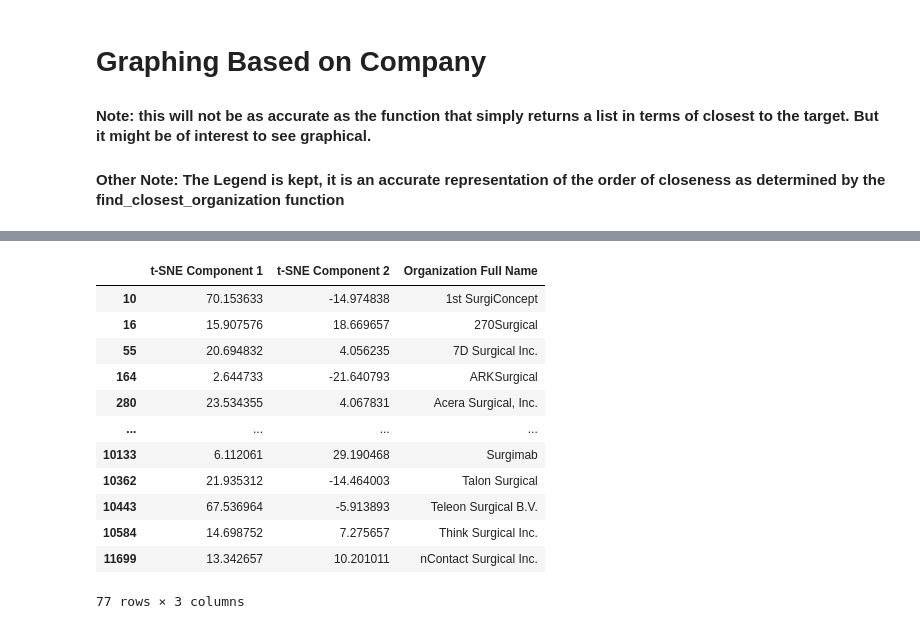
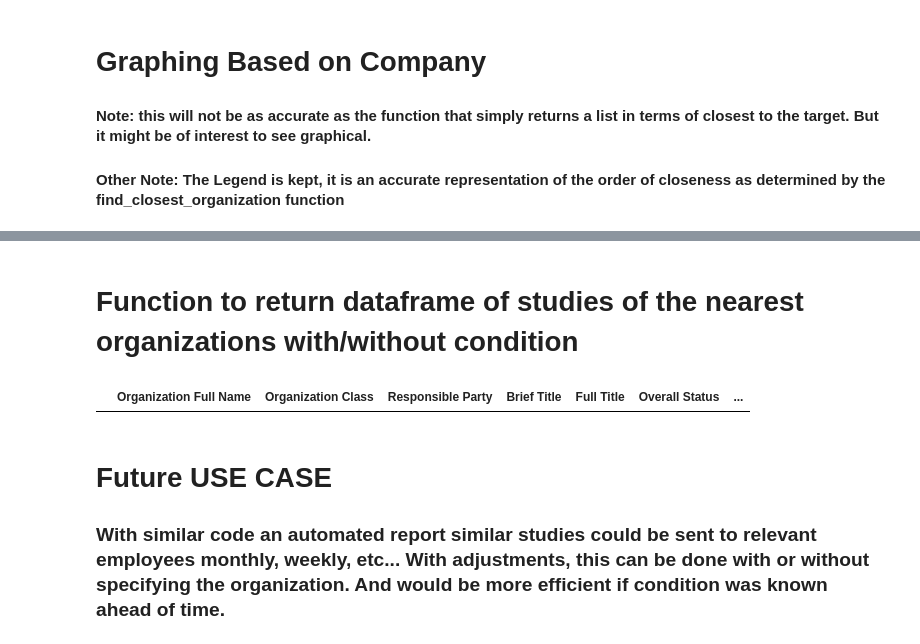
Before and after one commit to Noob1701/Clin_Trials_Clustering, a Jupyter notebook: ClinTrials_Clustering.ipynb, the cells around one changed output, grey strips where cells are left out. Drawn from its saved outputs; the diff is of its cells as text; code cells hidden in the pictures.

```diff
--- a/ClinTrials_Clustering.ipynb
+++ b/ClinTrials_Clustering.ipynb
@@ -116,6 +116,10 @@ formats = [
 ]
 # %%
 def parse_mixed_date(date_str):
+    '''Parses dates regardless of format
+    Parameter: A date string
+    Returns: datetime or if string does not match any format pd.NaT'''
+
     for fmt in formats:
         try:
             return datetime.strptime(date_str, fmt)
@@ -311,6 +318,9 @@ Index(['Organization Full Name', 'Outcome Measure',
 # Preprocessing Text for Vectorization
 # %%
 def preprocess_text(text):
+    '''Preprocesses text as preparation for vectorization
+    Parameter: A string of text
+    Returns: lemmatized text'''
     # Remove punctuation including '|'
     text = text.translate(str.maketrans('', '', string.punctuation + '|')).lower()
     # Tokenize
@@ -456,13 +466,17 @@ def find_closest_organizations(organization_name, df = clin_trials_calc, n=5, pr
     Find the n closest organization names to the given organization name.
 
     Parameters:
-    organization_name (str): The organization name to search for.
+    organization_name (str): The organization name to search for, does not have to be exact, but partial string cannot be misspelled.
     n (int): Number of closest organization names to return.
+    prnt: whether the function will print or return the data, default is set to return and this is used in other functions.
 
     Returns:
-    list: List of the n closest organization names.
+    if prnt = False: list: List of the n closest organization names.
+    if prnt = True: Returns None, prints the list instead
     """
     # Find the index of the organization name
+    df['Organization Full Name'] = df['Organization Full Name'].str.lower()
+    organization_name = organization_name.lower()
     matches = df['Organization Full Name'].str.contains(organization_name, na=False)
 
     if matches.sum() == 0:
@@ -574,18 +588,31 @@ plot_closest_organizations('TriReme')
 # %% [output]
 [interactive output not drawn]
-# %%
-tsne_results_df[tsne_results_df['Organization Full Name'].str.contains('Sur')]
-# %% [output]
-|  | t-SNE Component 1 | t-SNE Component 2 | Organization Full Name |
-| 10 | 70.153633 | -14.974838 | 1st SurgiConcept |
-| 16 | 15.907576 | 18.669657 | 270Surgical |
-| 55 | 20.694832 | 4.056235 | 7D Surgical Inc. |
-| 164 | 2.644733 | -21.640793 | ARKSurgical |
-| 280 | 23.534355 | 4.067831 | Acera Surgical, Inc. |
-| ... | ... | ... | ... |
-| 10133 | 6.112061 | 29.190468 | Surgimab |
-| 10362 | 21.935312 | -14.464003 | Talon Surgical |
-| 10443 | 67.536964 | -5.913893 | Teleon Surgical B.V. |
-| 10584 | 14.698752 | 7.275657 | Think Surgical Inc. |
-| 11699 | 13.342657 | 10.201011 | nContact Surgical Inc. |
-77 rows × 3 columns
+# %% [markdown]
+# Function to return dataframe of studies of the nearest organizations with/without condition
+# %%
+def filter_df(target_org, condition = None):
+    'Filter study data by companies with or without condition'
+    '''Parameters:
+
+    target org: the company you are searching for, does not require an exact string, but must be close (no misspellings of the partial string);
+    best if string is distinct to the organization you are searching for
+
+    condition: the disease that is being studied. Does not require an exact string, but must be close (no misspellings of the partial string)
+    best if string is distinct to the condition you are searching for
+
+    Returns: filters dataframe in place by companies closest to target with or without condition specified
+    '''
+    closest_orgs = find_closest_organizations(target_org,n= 5)
+    if condition != None:
+        df = clin_trials_ro[clin_trials_ro['Conditions'].str.contains(condition)]
+        df = df[df['Organization Full Name'].isin(closest_orgs)]
+    else:
+        df = clin_trials_ro[clin_trials_ro['Organization Full Name'].isin(closest_orgs)]
+    return df
+# %%
+filter_df('trireme')
+# %% [output]
+|  | Organization Full Name | Organization Class | Responsible Party | Brief Title | Full Title | Overall Status | ... |
+# %% [markdown]
+# Future USE CASE
+### With similar code an automated report similar studies could be sent to relevant employees monthly, weekly, etc... With adjustments, this can be done with or without specifying the organization. And would be more efficient if condition was known ahead of time.
```
Also changed, not shown: parts of 5 cells of this notebook.
